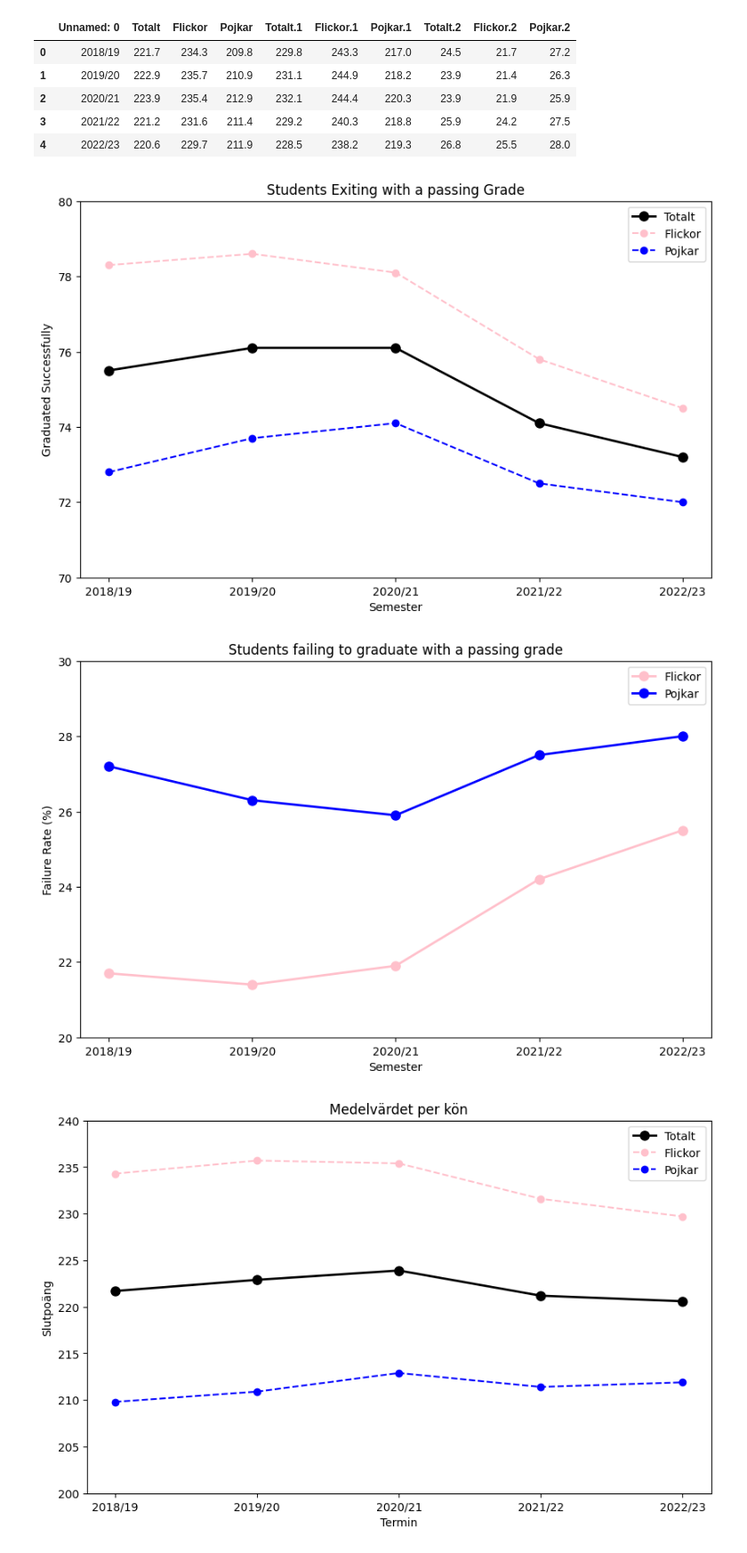
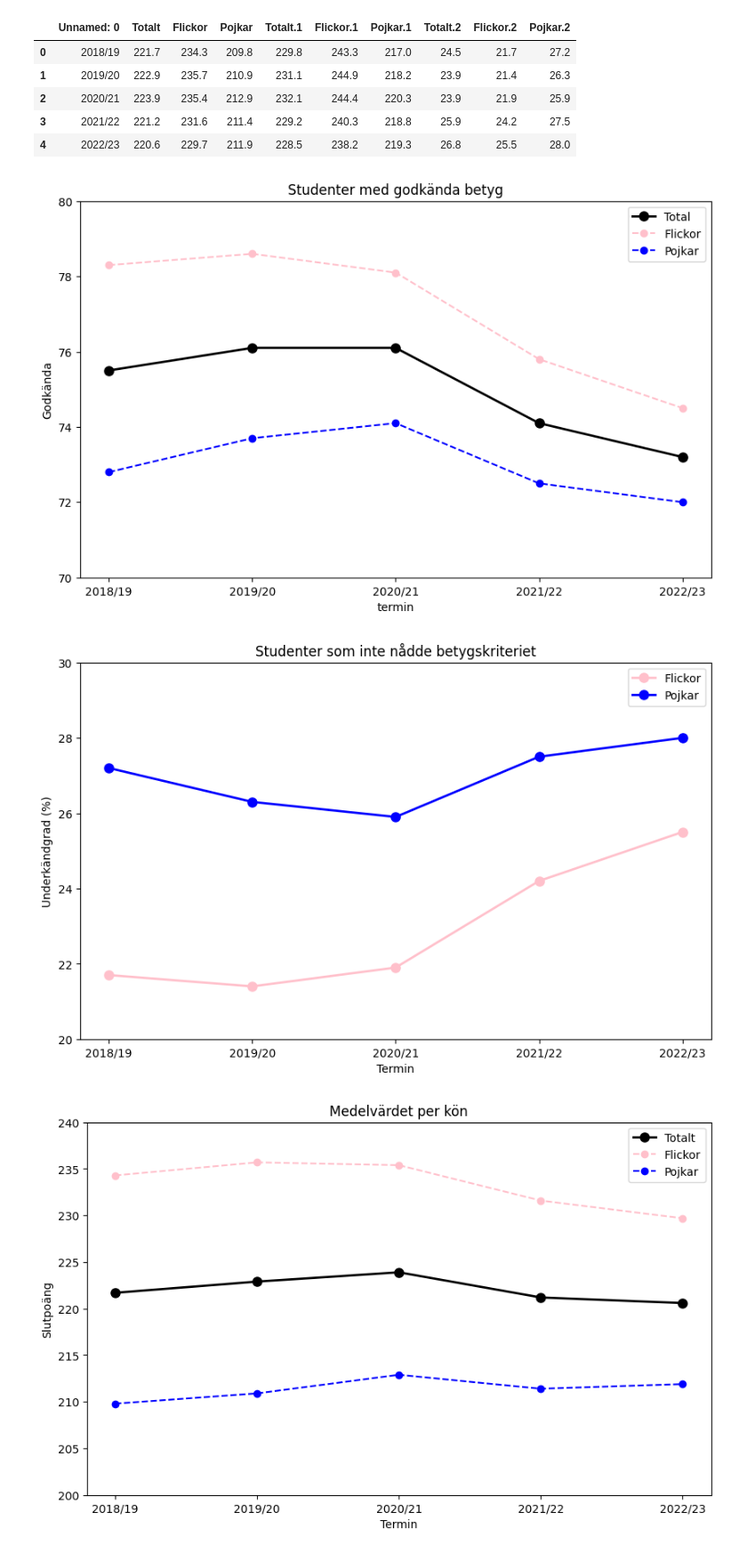
Before and after one commit to Lyceriuss/Python-Henrik-Pedersen-OPA2023, a Jupyter notebook: Lab2/Labb2.ipynb, the cells around one changed output. Shown at 89% size. Drawn from its saved outputs; the diff is of its cells as text; code cells hidden in the pictures.

```diff
--- a/Lab2/Labb2.ipynb
+++ b/Lab2/Labb2.ipynb
@@ -184,37 +222,37 @@ Tabell1B.head()
 Tabell1B["Failure Rate Totalt"] = 100 - Tabell1B["Totalt.2"]
 Tabell1B["Failure Rate Flickor"] = 100 - Tabell1B["Flickor.2"]
 Tabell1B["Failure Rate Pojkar"] = 100 - Tabell1B["Pojkar.2"]
 
 
 plt.figure(figsize=(10, 6))
 
 
 plt.plot(Tabell1B["Unnamed: 0"], Tabell1B["Failure Rate Totalt"],
          marker="o", label="Total", linewidth=2, markersize=8, color="black")
 
 plt.plot(Tabell1B["Unnamed: 0"], Tabell1B["Failure Rate Flickor"],
          marker="o", label="Flickor", linestyle="--", color="pink")
 
 
 plt.plot(Tabell1B["Unnamed: 0"], Tabell1B["Failure Rate Pojkar"],
          marker="o", label="Pojkar", linestyle="--", color="blue")
 
 plt.ylim(70, 80)
 
 
 plt.legend()
 
 
-plt.title("Students Exiting with a passing Grade")
-plt.xlabel("Semester")
-plt.ylabel("Graduated Successfully")
+plt.title("Studenter med godkända betyg")
+plt.xlabel("termin")
+plt.ylabel("Godkända")
 
 plt.savefig("Visualiseringar/LineDiagramOverview.png",
             dpi=300, bbox_inches="tight")
 
 plt.show()
 # %% [output]
-[figure, old version]
+[figure, new version]
 # %%
 Tabell1B["Failure Rate Flickor"] = Tabell1B["Flickor.2"]
 Tabell1B["Failure Rate Pojkar"] = Tabell1B["Pojkar.2"]
@@ -237,16 +275,16 @@ plt.ylim(20, 30)
 plt.legend()
 
 
-plt.title("Students failing to graduate with a passing grade")
-plt.xlabel("Semester")
-plt.ylabel("Failure Rate (%)")
+plt.title("Studenter som inte nådde betygskriteriet")
+plt.xlabel("Termin")
+plt.ylabel("Underkändgrad (%)")
 
 plt.savefig("Visualiseringar/ReversedDiagram.png",
             dpi=300, bbox_inches="tight")
 
 plt.show()
 # %% [output]
-[figure, old version]
+[figure, new version]
 # %%
 Tabell1B["Average_points_Total"] = Tabell1B["Totalt"]
 Tabell1B["Average_points_Flickor"] = Tabell1B["Flickor"]
```
Also changed, not shown: parts of 4 cells of this notebook, 2 other files.
